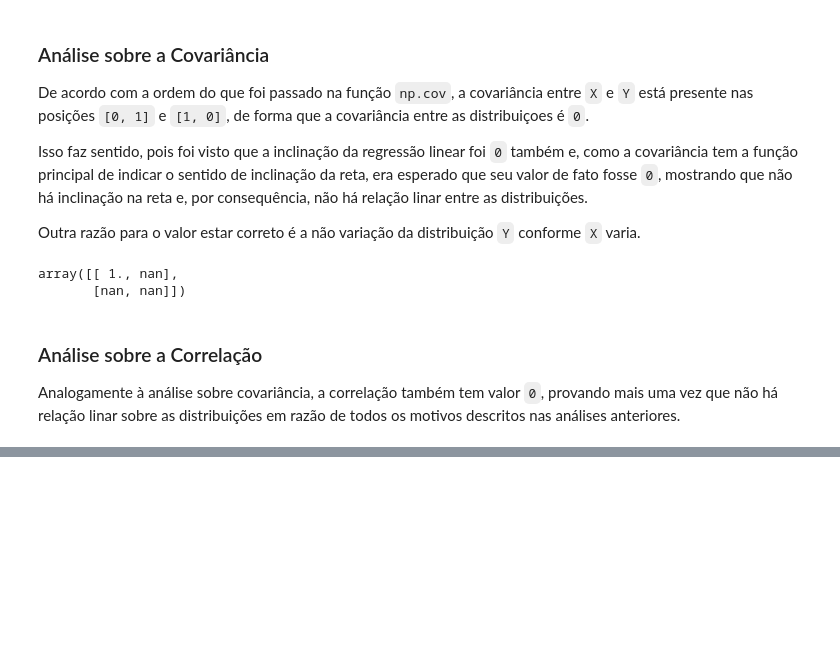
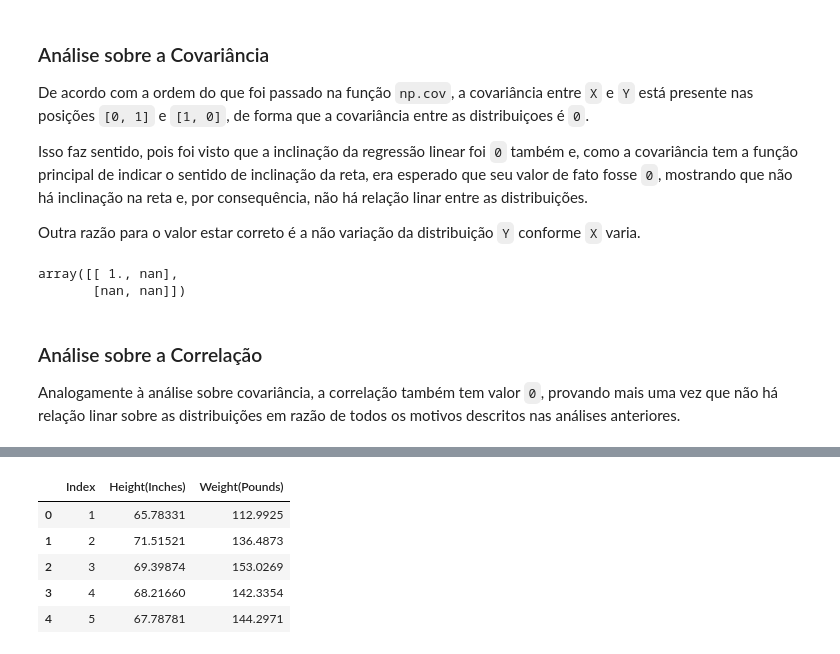
Before and after one commit to gabrielgaia/p-value-confidence-intervals-correlation, a Jupyter notebook: main.ipynb, the cells around one changed output, grey strips where cells are left out. Saved outputs shown, nothing was run; the diff lists cells and outputs as text; code cells hidden in the pictures; blank space fills up the shorter version.

Commit message:
feat: starts task B and reads data file

```diff
--- a/main.ipynb
+++ b/main.ipynb
@@ -9,3 +10,8 @@ np.random.seed(42)
+# %%
+HOME_PATH = p.Path(os.getcwd())
+DATA_PATH = HOME_PATH.joinpath('data')
+
+np.random.seed(42)
 # %% [markdown]
 ## Atividade A
 # %%
@@ -92,0 +105,4 @@ Analogamente à análise sobre covariância, a correlação também tem valor `0
+# %%
+data_file_path = DATA_PATH.joinpath('SOCR-HeightWeight.csv')
+
+data = pd.read_csv(data_file_path)
@@ -92,0 +122,9 @@ Analogamente à análise sobre covariância, a correlação também tem valor `0
+# %%
+data.head()
+# %% [output]
+|  | Index | Height(Inches) | Weight(Pounds) |
+| 0 | 1 | 65.78331 | 112.9925 |
+| 1 | 2 | 71.51521 | 136.4873 |
+| 2 | 3 | 69.39874 | 153.0269 |
+| 3 | 4 | 68.21660 | 142.3354 |
+| 4 | 5 | 67.78781 | 144.2971 |
```
Also changed, not shown: parts of 4 cells of this notebook.
